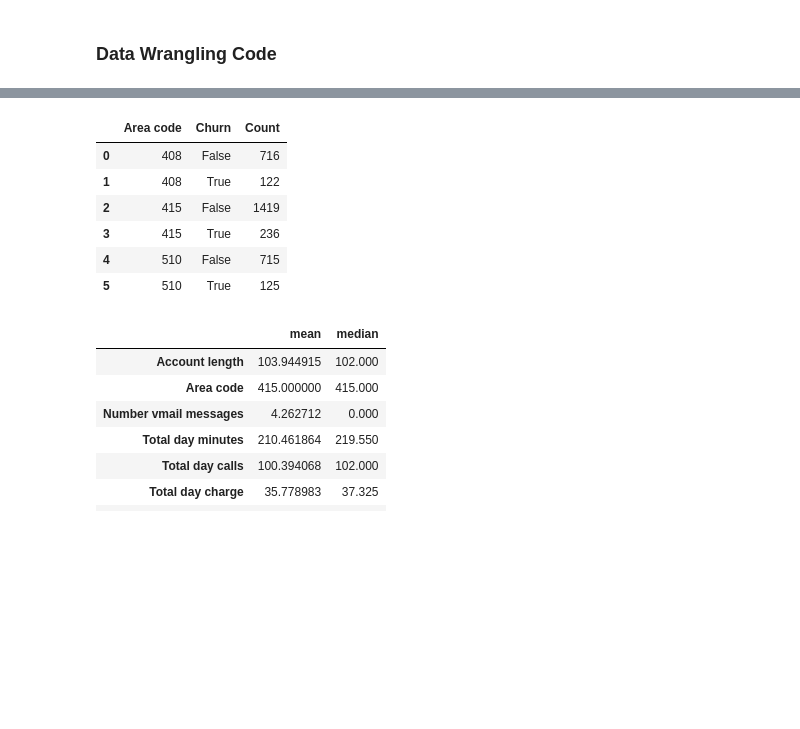
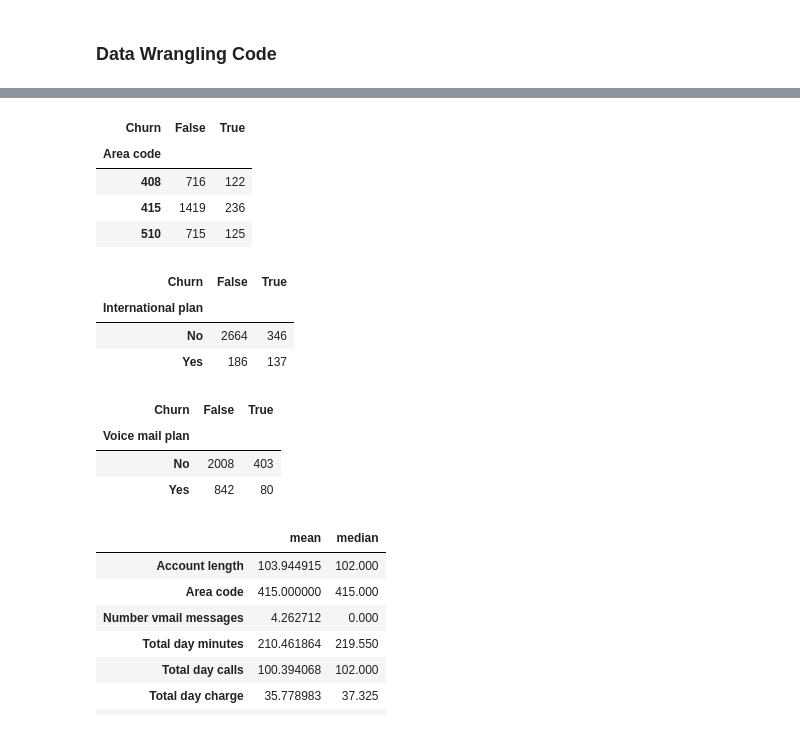
Before and after one commit to mdismailquraishicse/TelecomChurnAnalysis, a Jupyter notebook: TelecomChurnAnalysis.ipynb, the cells around one changed output, grey strips where cells are left out. Cells and saved outputs as stored; diff of their text form; code cells hidden in the pictures; blank space fills up the shorter version.

```diff
--- a/TelecomChurnAnalysis.ipynb
+++ b/TelecomChurnAnalysis.ipynb
@@ -404,14 +303,28 @@ df_churn = df[df['Churn'] == True]
 # %%
-# Churn data groupby Area Code Wise
-pd.DataFrame(df.groupby('Area code')['Churn'].value_counts().reset_index(name="Count"))
+# Churn data groupby Area Code wise
+df.groupby(['Area code','Churn'])['Churn'].count().unstack()
 # %% [output]
-|  | Area code | Churn | Count |
-| 0 | 408 | False | 716 |
-| 1 | 408 | True | 122 |
-| 2 | 415 | False | 1419 |
-| 3 | 415 | True | 236 |
-| 4 | 510 | False | 715 |
-| 5 | 510 | True | 125 |
+| Churn | False | True |
+| Area code |  |  |
+| 408 | 716 | 122 |
+| 415 | 1419 | 236 |
+| 510 | 715 | 125 |
+# %%
+# Churn data groupby International plan wise
+df.groupby(['International plan','Churn'])['Churn'].count().unstack()
+# %% [output]
+| Churn | False | True |
+| International plan |  |  |
+| No | 2664 | 346 |
+| Yes | 186 | 137 |
+# %%
+# Churn data groupby International plan wise
+df.groupby(['Voice mail plan','Churn'])['Churn'].count().unstack()
+# %% [output]
+| Churn | False | True |
+| Voice mail plan |  |  |
+| No | 2008 | 403 |
+| Yes | 842 | 80 |
 # %%
 # Function to get all area code mean & median while passing area code and dataframe.
 def get_mean_median(df,areacode):
```
Also changed, not shown: parts of 31 cells of this notebook.
